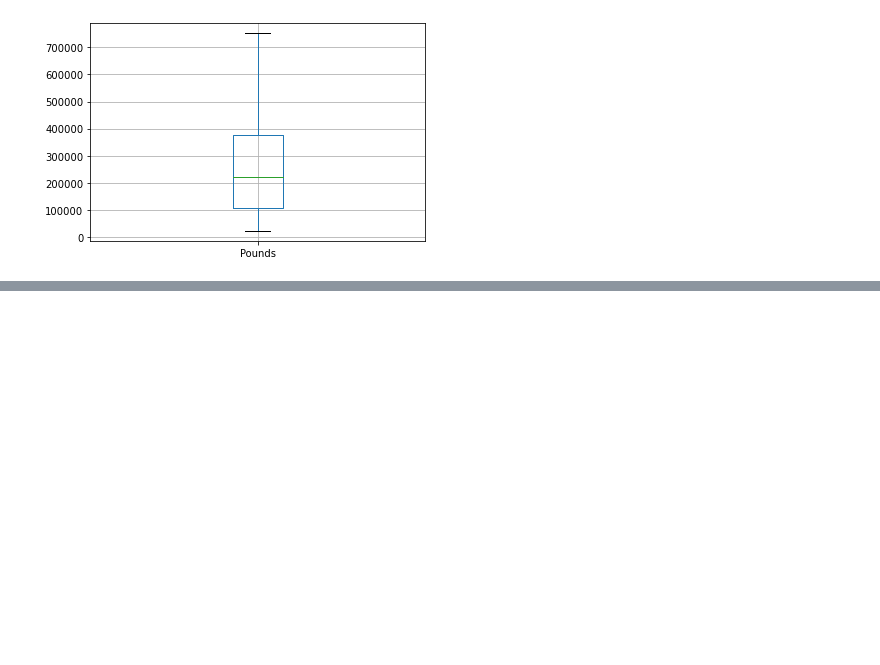
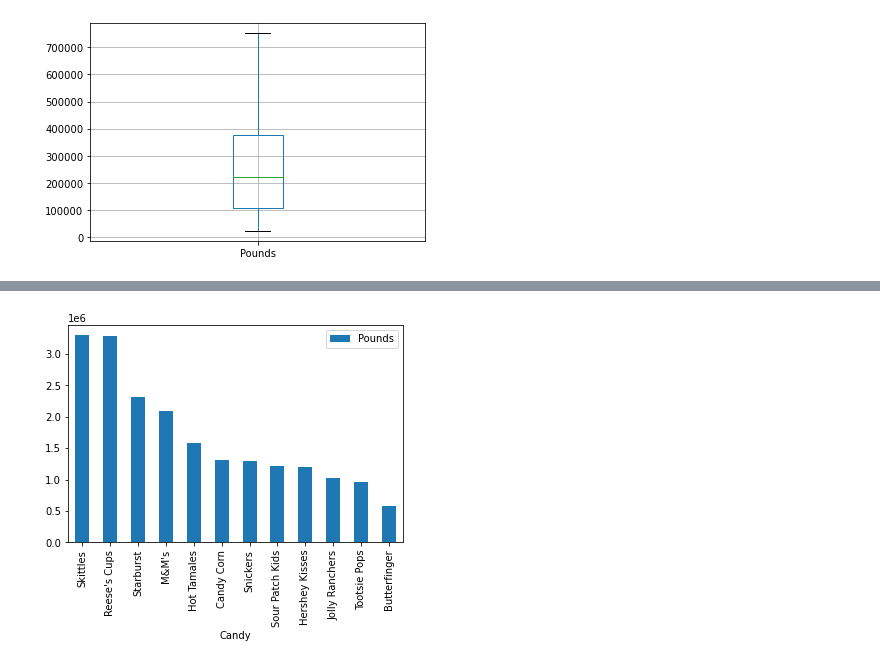
Before and after one commit to slobanwala1/candyology, a Jupyter notebook: candy data.ipynb, the cells around one changed output, grey strips where cells are left out. Drawn from its saved outputs; the diff is of its cells as text; code cells hidden in the pictures; blank space fills up the shorter version.

```diff
--- a/candy data.ipynb
+++ b/candy data.ipynb
@@ -429,0 +280,14 @@ KeyError: 'Candy'
+# %%
+reNameTop = topCandy.rename(columns={"Top Candy": "Candy"})
+#I'm setting to a variable the three dataframes with renamed columns so I can concat them.
+reNameSecond = secondCandy.rename(columns={"Second Place": "Candy", "Pounds.1": "Pounds"}
+reNameThird = thirdCandy.rename(columns={"Third Place": "Candy", "Pounds.2": "Pounds"})
+# %%
+totalCandySales = pd.concat([reNameTop, reNameSecond, reNameThird])
+
+#Here is a new dataframe that should give me total sales of the first, second and third place candies.
+
+#And here I perform a groupby to add up the total purchases for each candy.
+
+salesbycandy = totalCandySales.groupby('Candy').sum()
+salesbycandy
@@ -429,0 +313,5 @@ KeyError: 'Candy'
+# %%
+topCandySales = salesbycandy.sort_values(by='Pounds', ascending=False)
+topCandySales
+
+#And now it's sorted from most sales to least.
@@ -429,0 +337,8 @@ KeyError: 'Candy'
+# %%
+plotCandySales = topCandySales[0:12].reset_index()
+
+plotCandySales.plot.bar(x='Candy', y='Pounds')
+
+plt.savefig("PlotCandySales.png")
+# %% [output]
+[figure, added]
```
Also changed, not shown: parts of 33 cells of this notebook, 12 other files.
